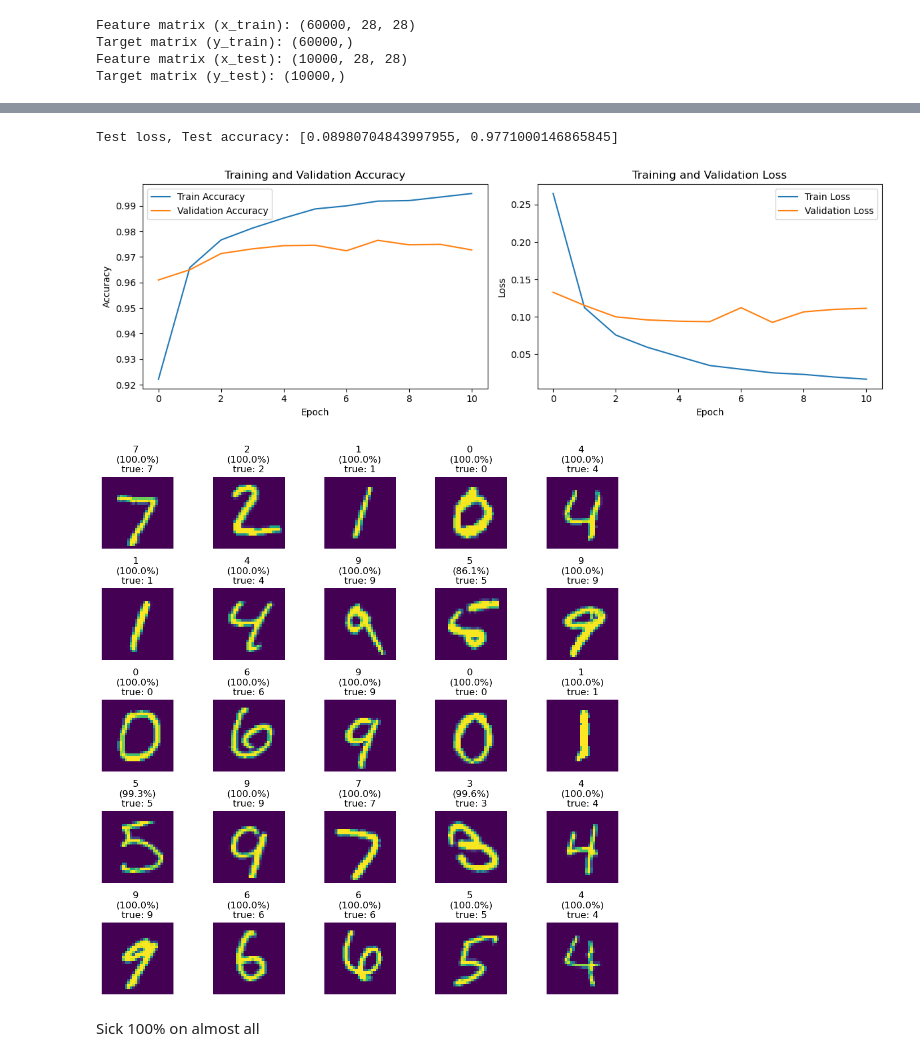
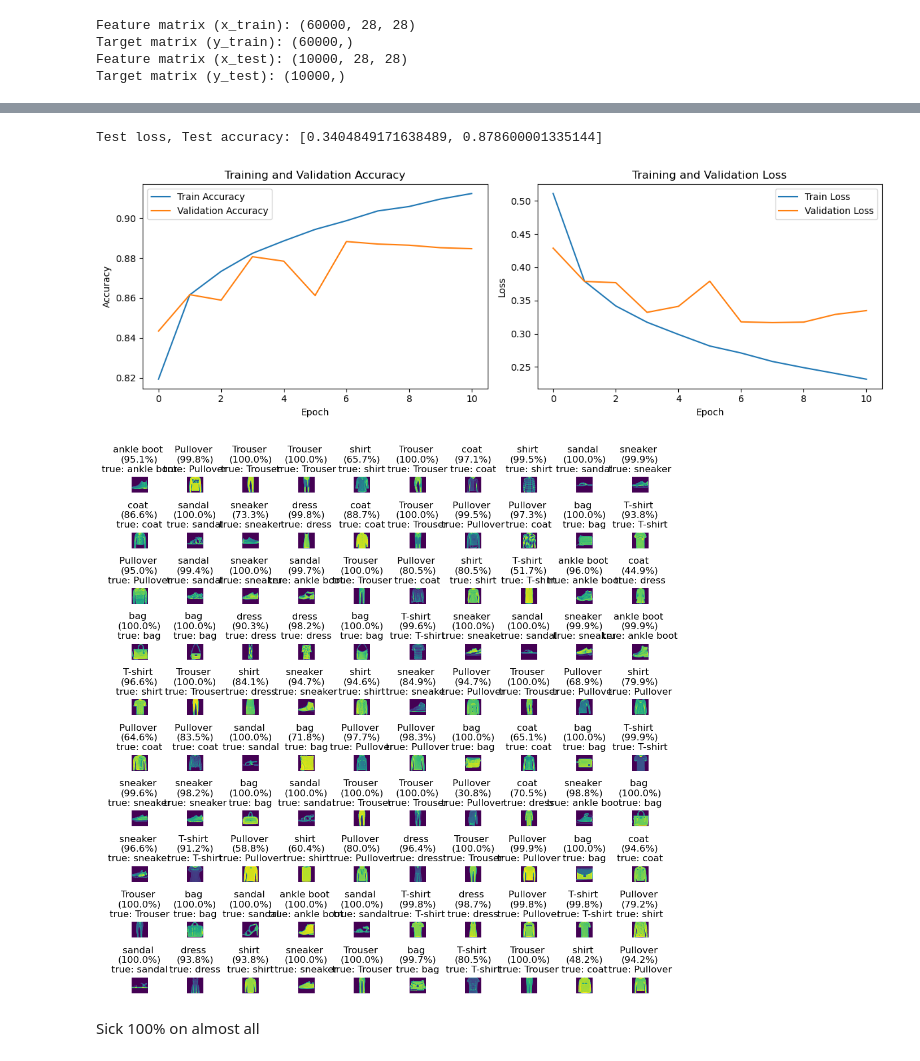
Before and after one commit to Nilswik/DIL700, a Jupyter notebook: lab2/labb2.ipynb, the cells around one changed output, grey strips where cells are left out. Cells and saved outputs as stored; diff of their text form; code cells hidden in the pictures.

```diff
--- a/lab2/labb2.ipynb
+++ b/lab2/labb2.ipynb
@@ -246,7 +246,7 @@ import tensorflow as tf
 from tensorflow.keras.optimizers import Adam
 from tensorflow.keras.callbacks import EarlyStopping,ModelCheckpoint
 # %%
-(x_train, y_train), (X_test, y_test) = tf.keras.datasets.mnist.load_data()
+(x_train, y_train), (X_test, y_test) = tf.keras.datasets.fashion_mnist.load_data()
 # %%
 gray_scale = 255
 x_train = x_train.astype('float32') / gray_scale
@@ -390,7 +388,7 @@ Test loss, Test accuracy: [0.08980704843997955, 0.9771000146865845]
 results = model.evaluate(X_test, y_test, verbose=0)
 print('Test loss, Test accuracy:', results)
 # %% [output]
-Test loss, Test accuracy: [0.08980704843997955, 0.9771000146865845]
+Test loss, Test accuracy: [0.3404849171638489, 0.878600001335144]
 # %%
 plt.figure(figsize=(12, 4))
 plt.subplot(1, 2, 1)
@@ -411,25 +409,25 @@ plt.title('Training and Validation Loss')
 plt.tight_layout()
 plt.show()
 # %% [output]
-[figure, old version]
+[figure, new version]
 # %%
 import numpy as np
-class_names = ['0','1','2','3','4','5','6','7','8','9']
+class_names = ['T-shirt','Trouser','Pullover','dress','coat','sandal','shirt','sneaker','bag','ankle boot']
 
-probs = model.predict(X_test[:25])
+probs = model.predict(X_test[:100])
 preds = np.argmax(probs,axis=-1)
 confs = probs.max(axis=-1)
 
-fig, axes = plt.subplots(5,5, figsize=(10,10))
-for ax, img, p, c, t in zip(axes.ravel(), X_test[:25], preds, confs, y_test[:25]):
+fig, axes = plt.subplots(10,10, figsize=(10,10))
+for ax, img, p, c, t in zip(axes.ravel(), X_test[:100], preds, confs, y_test[:100]):
     pred_name = class_names[int(p)]
     true_name = class_names[int(t)]
     ax.imshow(img)
     ax.set_title(f"{pred_name} \n({c*100:.1f}%)\ntrue: {true_name}")
     ax.axis('off')
 plt.tight_layout()
 plt.show()
 # %% [output]
-[figure, old version]
+[figure, new version]
 # %% [markdown]
 Sick 100% on almost all
```
Also changed, not shown: parts of 11 cells of this notebook, 11 other files.
